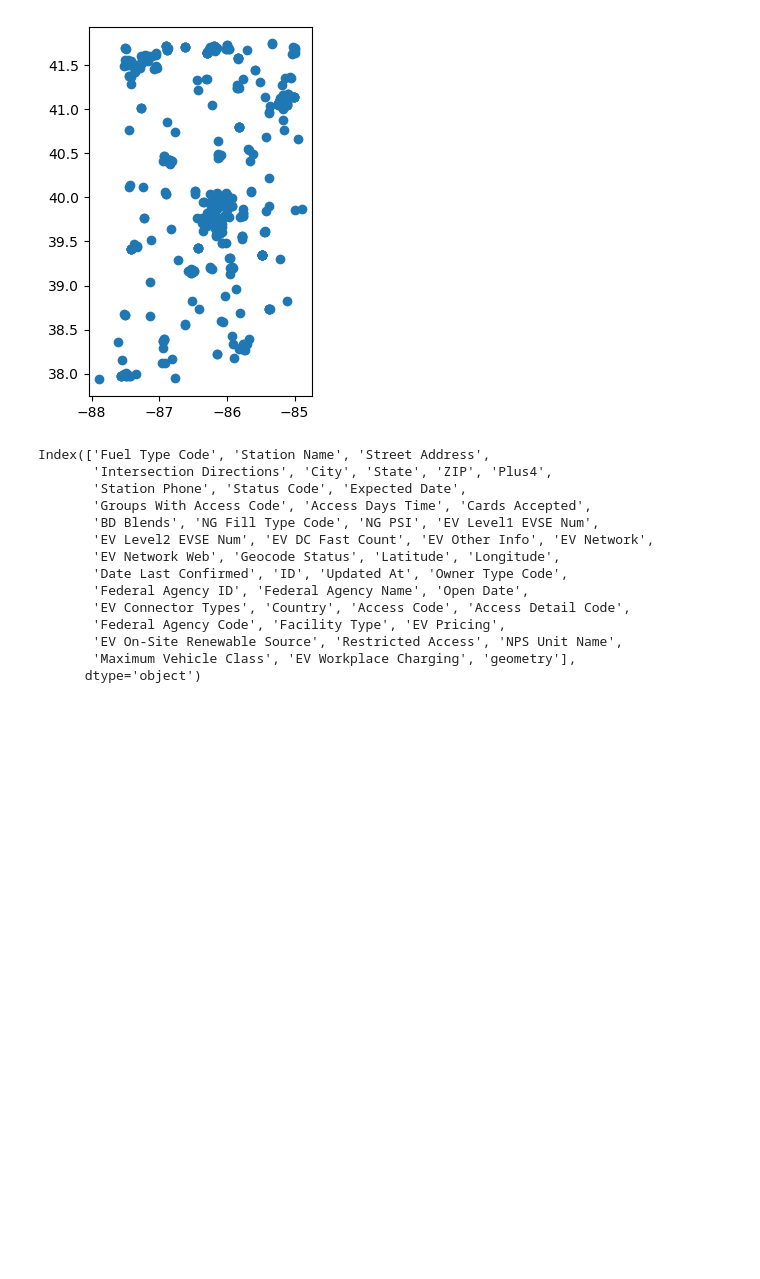
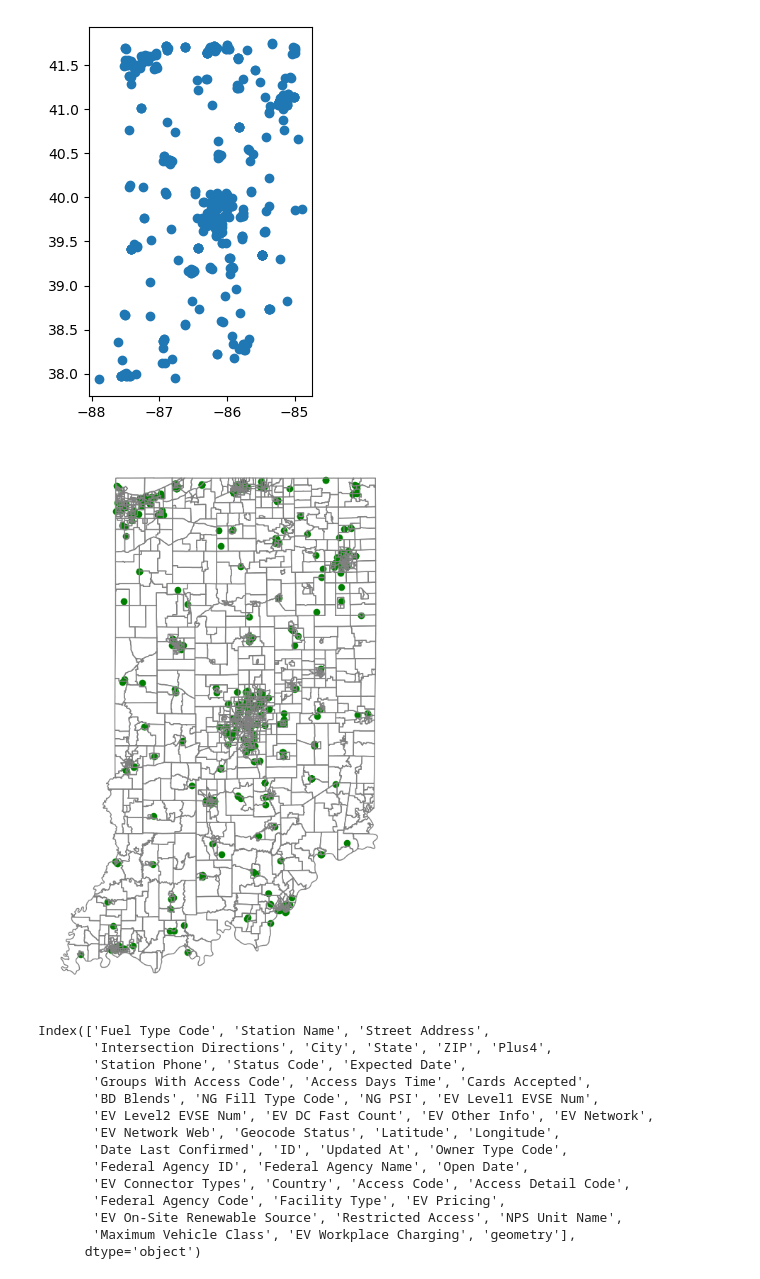
Before and after one commit to umnilab/METS-R_SIM, a Jupyter notebook: METS_R/util/IN data preparation/data_preparation.ipynb, the cells around one changed output. Drawn from its saved outputs; the diff is of its cells as text; code cells hidden in the pictures; blank space fills up the shorter version.

```diff
--- a/METS_R/util/IN data preparation/data_preparation.ipynb
+++ b/METS_R/util/IN data preparation/data_preparation.ipynb
@@ -56,6 +56,17 @@ df_charging_station.plot()
 # %% [output]
 <Axes: >
 [figure]
+# %%
+fig, ax = plt.subplots(figsize=(10, 10))
+
+df_charging_station.plot(ax = ax, color='green', label='Charging station')
+df_zone.plot(ax = ax, facecolor='none', edgecolor='grey')
+
+plt.axis('off')
+
+plt.savefig("zone&cs.png")
+# %% [output]
+[figure, added]
 # %%
 df_charging_station.columns
 # %% [output]
```
Also changed, not shown: parts of 7 cells of this notebook, 41 other files.
